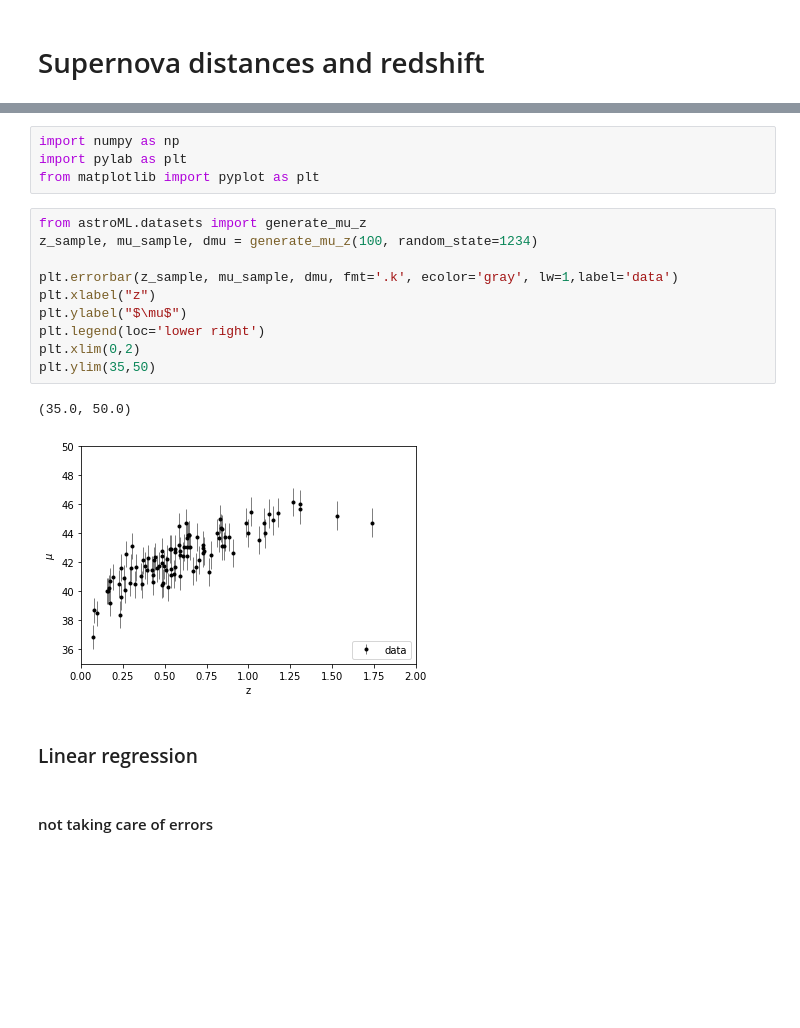
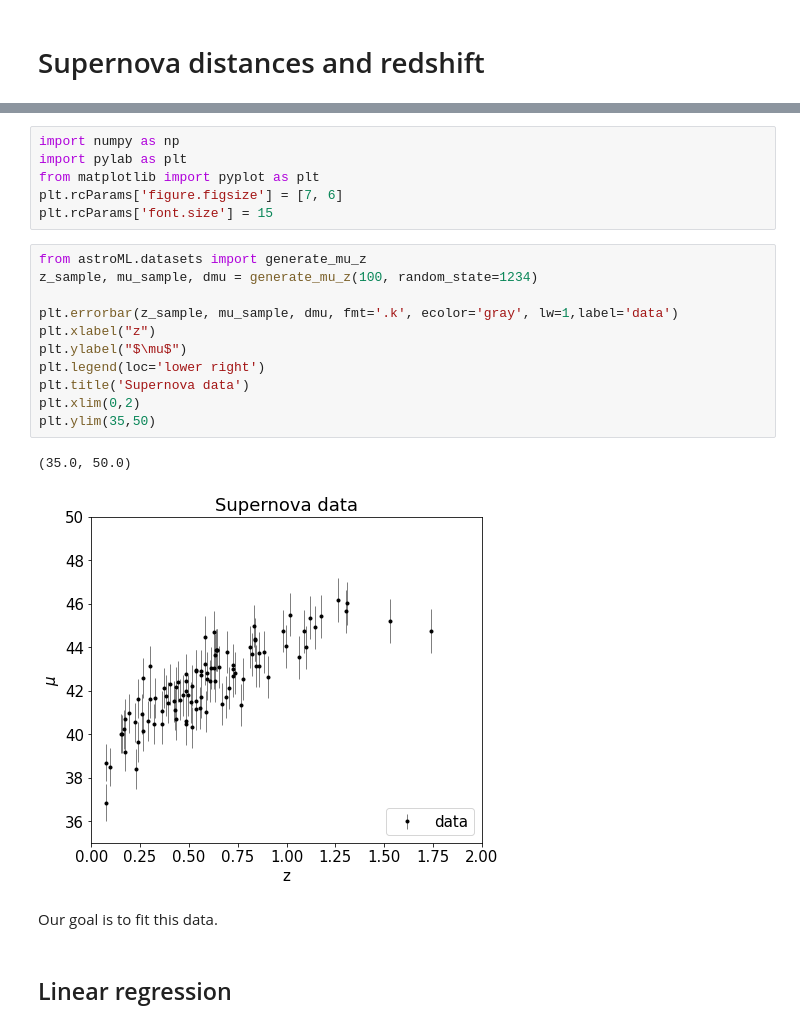
Before and after one commit to LeonardoToti/astrostatistics_bicocca_2024, a Jupyter notebook: working/L17/Supernova_1.ipynb, the cells around one changed output, grey strips where cells are left out. Cells and saved outputs as stored; diff of their text form; blank space fills up the shorter version.

```diff
--- a/working/L17/Supernova_1.ipynb
+++ b/working/L17/Supernova_1.ipynb
@@ -4,20 +16,23 @@
 import numpy as np
 import pylab as plt
 from matplotlib import pyplot as plt
+plt.rcParams['figure.figsize'] = [7, 6]
+plt.rcParams['font.size'] = 15
 # %%
 from astroML.datasets import generate_mu_z
 z_sample, mu_sample, dmu = generate_mu_z(100, random_state=1234)
 
 plt.errorbar(z_sample, mu_sample, dmu, fmt='.k', ecolor='gray', lw=1,label='data')
 plt.xlabel("z")
 plt.ylabel("$\mu$")
 plt.legend(loc='lower right')
+plt.title('Supernova data')
 plt.xlim(0,2)
 plt.ylim(35,50)
 # %% [output]
 (35.0, 50.0)
-[figure, old version]
+[figure, new version]
+# %% [markdown]
+Our goal is to fit this data.
 # %% [markdown]
-### Linear regression
+## Linear regression
-# %% [markdown]
-#### not taking care of errors
```
Also changed, not shown: parts of 50 cells of this notebook, 8 other files.
